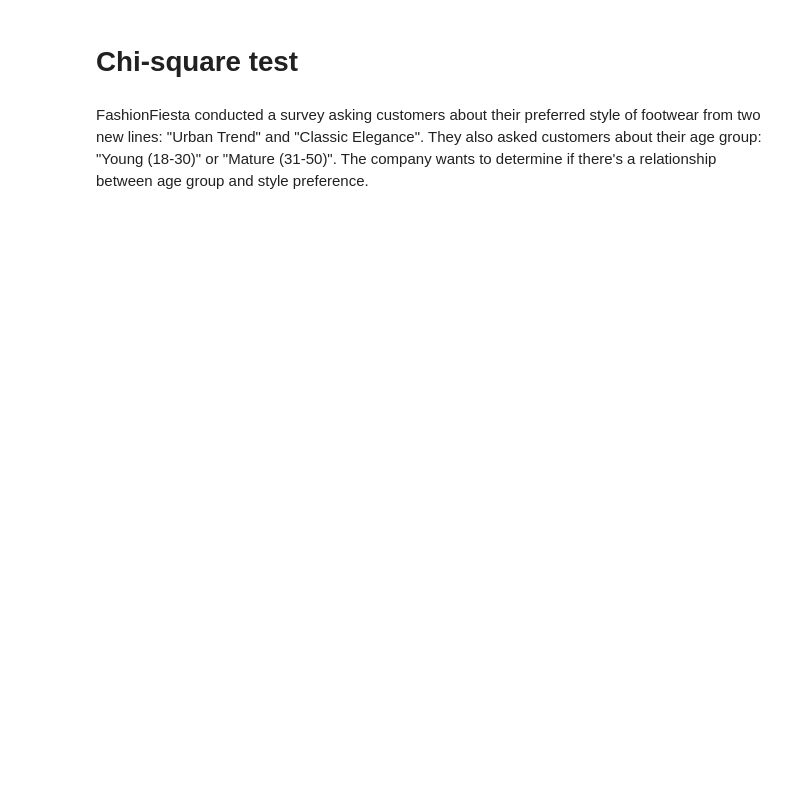
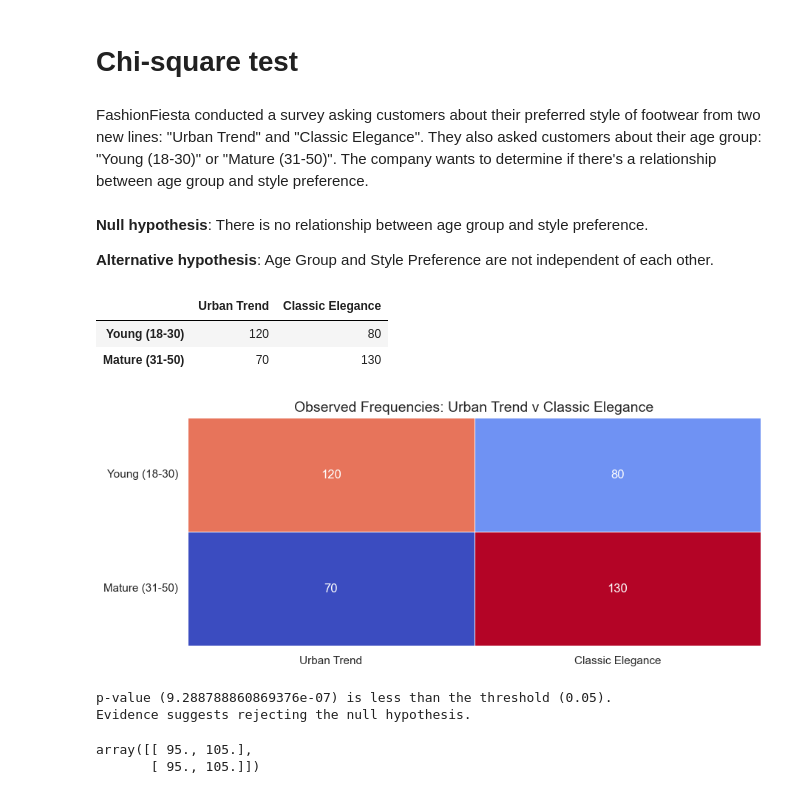
Before and after one commit to St1gg3r6/ZTMBusinessAnalytics, a Jupyter notebook: Business Analyst 2025/A-B Testing and Experimentation/Hypothesis Testing for A-B Testing/Hypothesis Testing.ipynb, the cells around one changed output. Saved outputs shown, nothing was run; the diff lists cells and outputs as text; code cells hidden in the pictures; blank space fills up the shorter version.

```diff
--- a/Business Analyst 2025/A-B Testing and Experimentation/Hypothesis Testing for A-B Testing/Hypothesis Testing.ipynb
+++ b/Business Analyst 2025/A-B Testing and Experimentation/Hypothesis Testing for A-B Testing/Hypothesis Testing.ipynb
@@ -131,6 +183,10 @@ classic_elegance_sales = [50, 49, 52, 51, 50, 49, 50, 52, 49, 50, 52, 51, 50, 50
 # Chi-square test
 # %% [markdown]
 FashionFiesta conducted a survey asking customers about their preferred style of footwear from two new lines: "Urban Trend" and "Classic Elegance". They also asked customers about their age group: "Young (18-30)" or "Mature (31-50)". The company wants to determine if there's a relationship between age group and style preference.
+# %% [markdown]
+**Null hypothesis**: There is no relationship between age group and style preference.
+
+**Alternative hypothesis**: Age Group and Style Preference are not independent of each other.
 # %%
 # Given observed frequencies
 data = {'Urban Trend': [120, 70], 'Classic Elegance': [80, 130]}
@@ -138,3 +194,37 @@ index_labels = ['Young (18-30)', 'Mature (31-50)']
 
 # Create a DataFrame
 df = pd.DataFrame(data, index=index_labels)
+# %%
+df
+# %% [output]
+|  | Urban Trend | Classic Elegance |
+| Young (18-30) | 120 | 80 |
+| Mature (31-50) | 70 | 130 |
+# %%
+# Styling
+sns.set(style='whitegrid')
+plt.figure(figsize=(10, 4))
+ax = sns.heatmap(df,
+                 annot=True,
+                 cmap='coolwarm',
+                 fmt='d',
+                 linewidths=0.5,
+                 cbar=False)
+plt.title('Observed Frequencies: Urban Trend v Classic Elegance',
+          fontsize=14)
+plt.yticks(rotation=0)
+plt.show();
+# %% [output]
+[figure, added]
+# %%
+# Chi square test
+statistic, pvalue, _, expected_frequencies = stats.chi2_contingency(df)
+interpret_p_value(pvalue, threshold=0.05)
+# %% [output]
+p-value (9.288788860869376e-07) is less than the threshold (0.05).
+Evidence suggests rejecting the null hypothesis.
+# %%
+expected_frequencies
+# %% [output]
+array([[ 95., 105.],
+       [ 95., 105.]])
```
Also changed, not shown: parts of 8 cells of this notebook, 4 other files.
